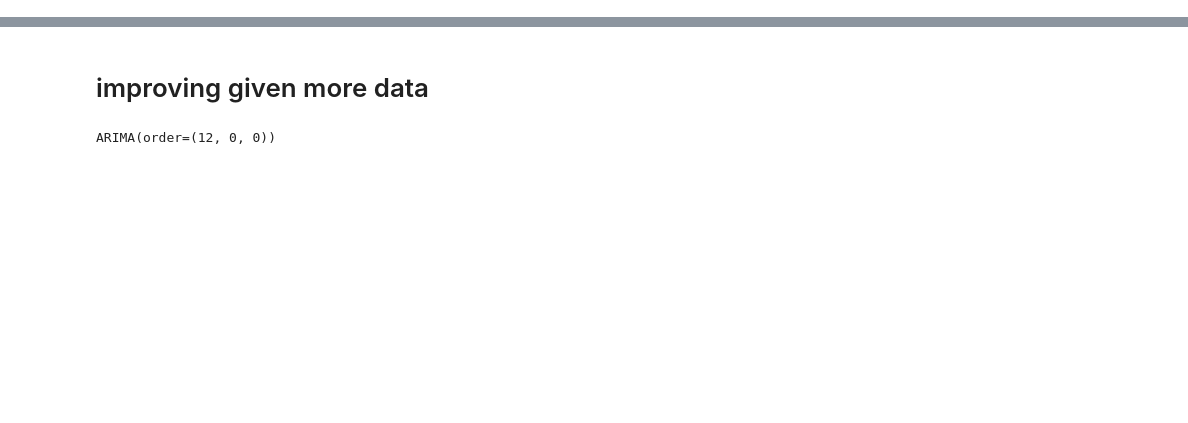
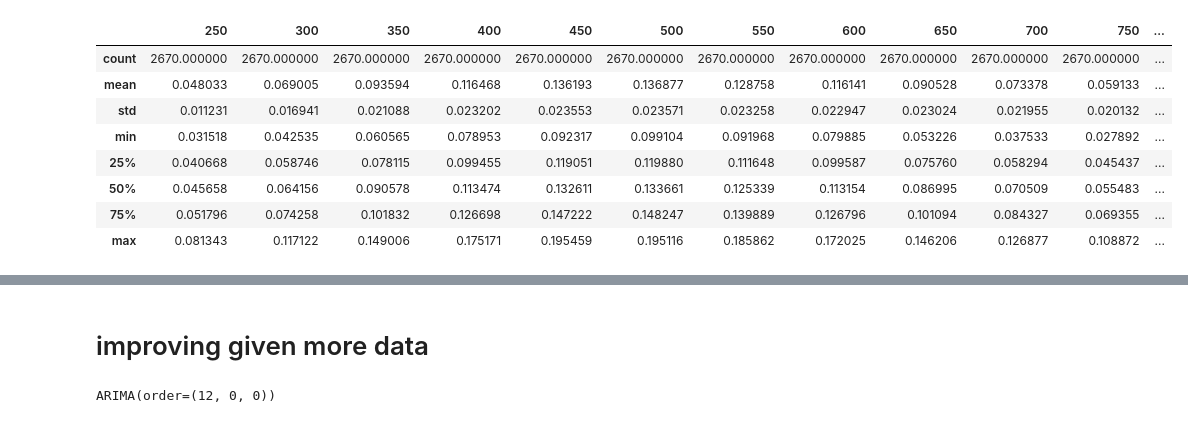
Before and after one commit to Sohyun1798/MultiVariable_Nexting, a Jupyter notebook: autoregressive_windowing.ipynb, the cells around one changed output, grey strips where cells are left out. Saved outputs shown, nothing was run; the diff lists cells and outputs as text; code cells hidden in the pictures; blank space fills up the shorter version.

```diff
--- a/autoregressive_windowing.ipynb
+++ b/autoregressive_windowing.ipynb
@@ -12,7 +14,7 @@ import torch
 # %%
 # important variables
 PRED_LENGTH = 500 # how many samples in the future are we predicting
-WINDOW_LENGTH = 1200 # how many samples we look to make predictions
+WINDOW_LENGTH = 2500 # how many samples we look to make predictions
 LAGS = 800
 TOTAL_LENGTH = PRED_LENGTH + WINDOW_LENGTH
 
@@ -103,0 +158,16 @@ fig.show()
+# %%
+df = pd.DataFrame()
+for lags in [50*(i+5) for i in range(19)]:
+    mv = np.load("logs/auto_lag:%d.npy"%lags)
+    df[lags] = mv
+df.describe()
+# %% [output]
+|  | 250 | 300 | 350 | 400 | 450 | 500 | 550 | 600 | 650 | 700 | 750 | ... |
+| count | 2670.000000 | 2670.000000 | 2670.000000 | 2670.000000 | 2670.000000 | 2670.000000 | 2670.000000 | 2670.000000 | 2670.000000 | 2670.000000 | 2670.000000 | ... |
+| mean | 0.048033 | 0.069005 | 0.093594 | 0.116468 | 0.136193 | 0.136877 | 0.128758 | 0.116141 | 0.090528 | 0.073378 | 0.059133 | ... |
+| std | 0.011231 | 0.016941 | 0.021088 | 0.023202 | 0.023553 | 0.023571 | 0.023258 | 0.022947 | 0.023024 | 0.021955 | 0.020132 | ... |
+| min | 0.031518 | 0.042535 | 0.060565 | 0.078953 | 0.092317 | 0.099104 | 0.091968 | 0.079885 | 0.053226 | 0.037533 | 0.027892 | ... |
+| 25% | 0.040668 | 0.058746 | 0.078115 | 0.099455 | 0.119051 | 0.119880 | 0.111648 | 0.099587 | 0.075760 | 0.058294 | 0.045437 | ... |
+| 50% | 0.045658 | 0.064156 | 0.090578 | 0.113474 | 0.132611 | 0.133661 | 0.125339 | 0.113154 | 0.086995 | 0.070509 | 0.055483 | ... |
+| 75% | 0.051796 | 0.074258 | 0.101832 | 0.126698 | 0.147222 | 0.148247 | 0.139889 | 0.126796 | 0.101094 | 0.084327 | 0.069355 | ... |
+| max | 0.081343 | 0.117122 | 0.149006 | 0.175171 | 0.195459 | 0.195116 | 0.185862 | 0.172025 | 0.146206 | 0.126877 | 0.108872 | ... |
```
Also changed, not shown: parts of 15 cells of this notebook, 2 other files.
